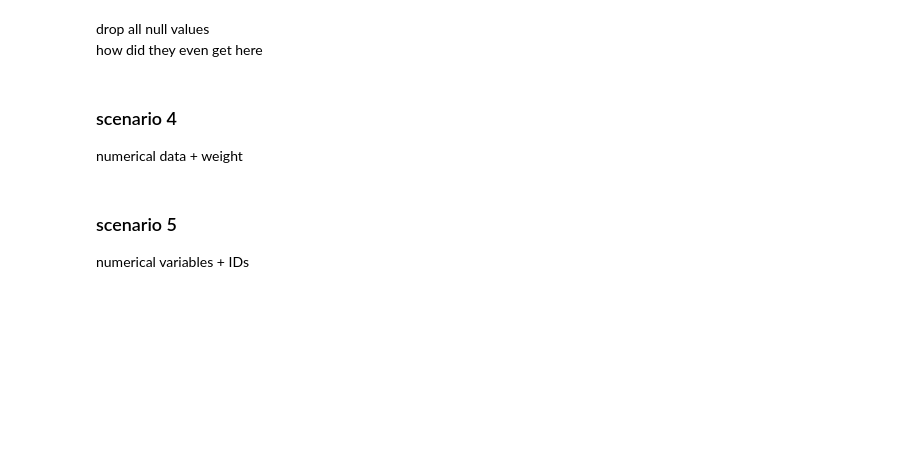
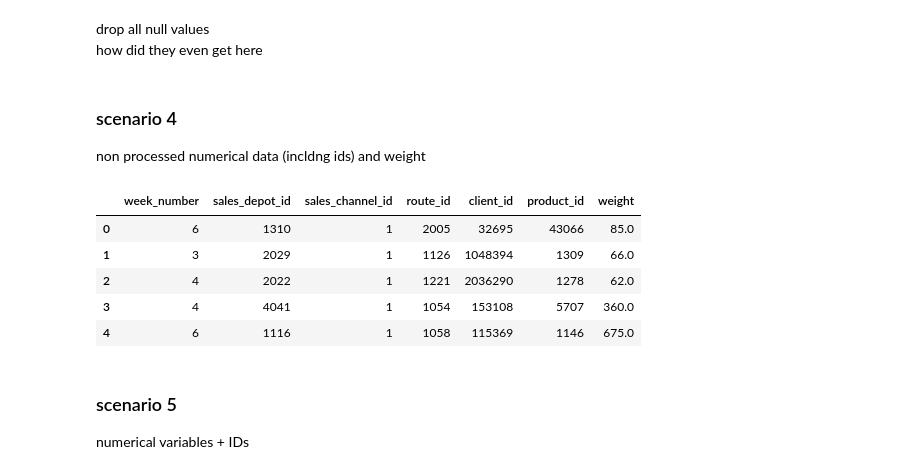
Before and after one commit to nunomz/grupobimbo-inv-demand, a Jupyter notebook: 03. data construction and formatting.ipynb, the cells around one changed output. Saved outputs shown, nothing was run; the diff lists cells and outputs as text; code cells hidden in the pictures; blank space fills up the shorter version.

```diff
--- a/03. data construction and formatting.ipynb
+++ b/03. data construction and formatting.ipynb
@@ -490,3 +694,13 @@ dfina7 = dfi.dropna()
 # %% [markdown]
 ### scenario 4
-numerical data + weight
+non processed numerical data (incldng ids) and weight
+# %%
+df4 = df[["week_number","sales_depot_id","sales_channel_id","route_id","client_id","product_id","weight"]]
+df4.head()
+# %% [output]
+|  | week_number | sales_depot_id | sales_channel_id | route_id | client_id | product_id | weight |
+| 0 | 6 | 1310 | 1 | 2005 | 32695 | 43066 | 85.0 |
+| 1 | 3 | 2029 | 1 | 1126 | 1048394 | 1309 | 66.0 |
+| 2 | 4 | 2022 | 1 | 1221 | 2036290 | 1278 | 62.0 |
+| 3 | 4 | 4041 | 1 | 1054 | 153108 | 5707 | 360.0 |
+| 4 | 6 | 1116 | 1 | 1058 | 115369 | 1146 | 675.0 |
```
Also changed, not shown: parts of 41 cells of this notebook, 4 other files.
